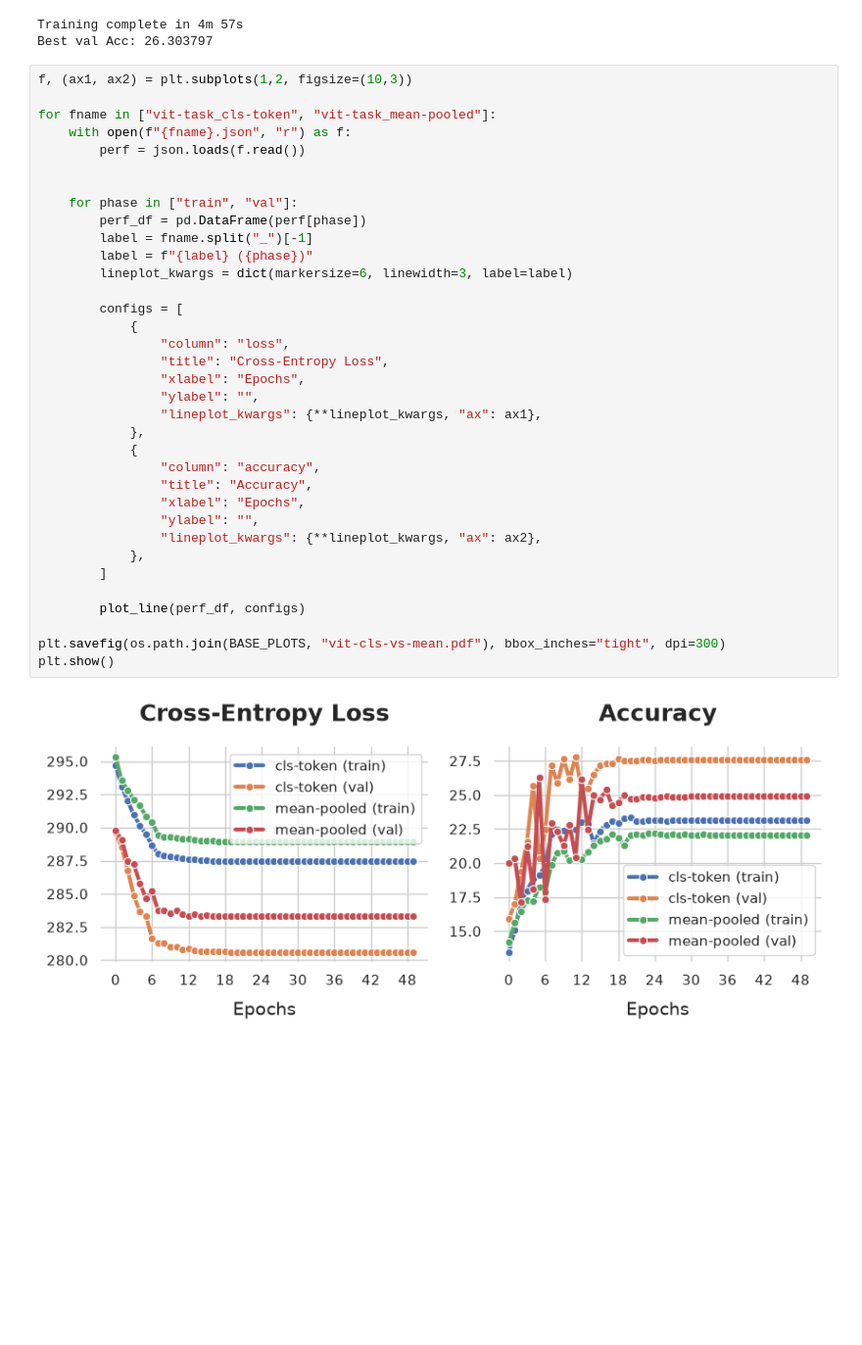
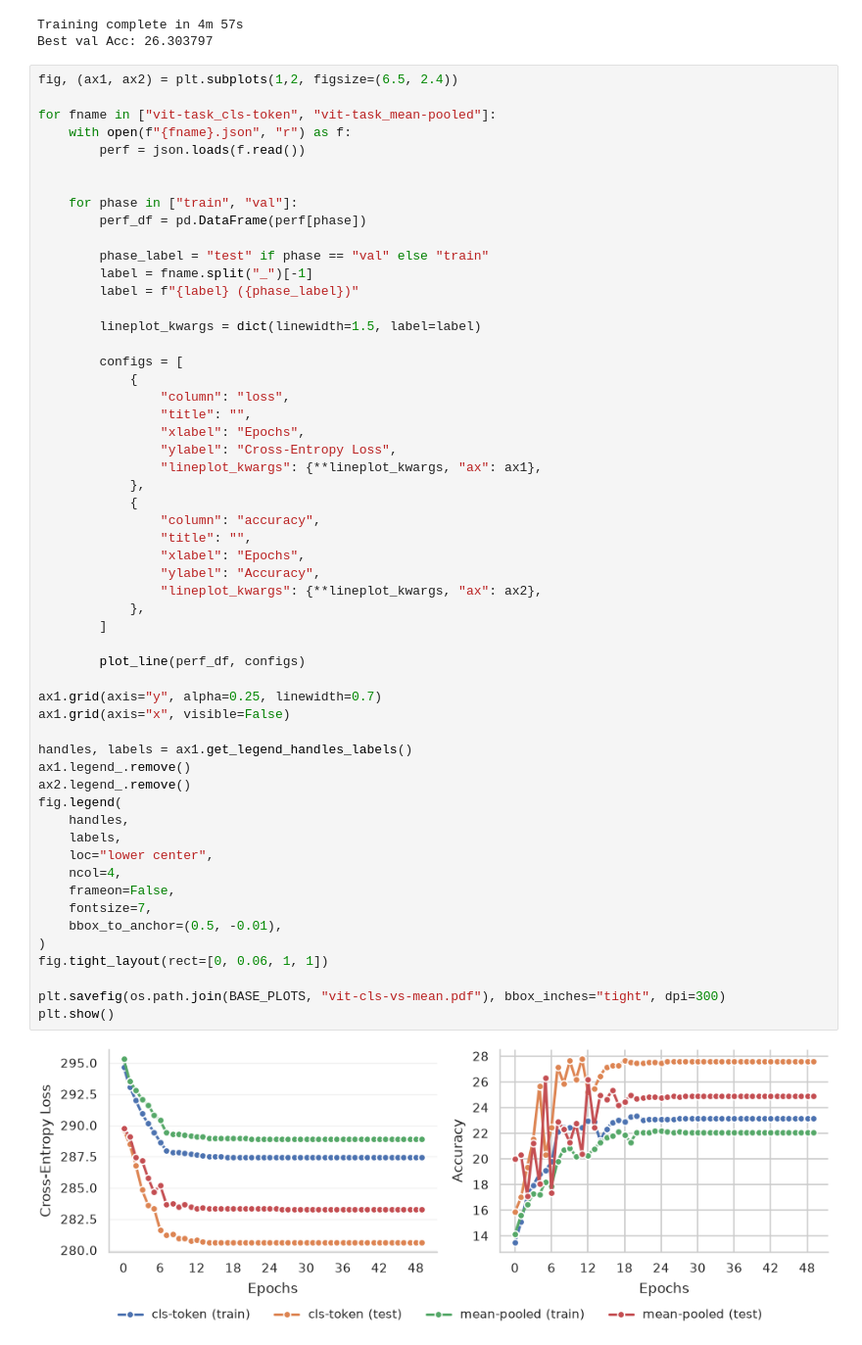
Before and after one commit to l-laidev/Advanced-Topics-in-Machine-Learning, a Jupyter notebook: PA0/Task 2 Understanding ViT Part 5.ipynb, the cells around one changed output. Shown at 98% size. Cells and saved outputs as stored; diff of their text form; blank space fills up the shorter version.

Commit message:
Rerun with NeurIPS styling: ViT Tasks + commit updated plots

```diff
--- a/PA0/Task 2 Understanding ViT Part 5.ipynb
+++ b/PA0/Task 2 Understanding ViT Part 5.ipynb
@@ -164,39 +165,59 @@ train_model("vit-task_mean-pooled", classifier, criterion, optimizer, exp_sched,
 Training complete in 4m 57s
 Best val Acc: 26.303797
 # %%
-f, (ax1, ax2) = plt.subplots(1,2, figsize=(10,3))
+fig, (ax1, ax2) = plt.subplots(1,2, figsize=(6.5, 2.4))
 
 for fname in ["vit-task_cls-token", "vit-task_mean-pooled"]:
     with open(f"{fname}.json", "r") as f:
         perf = json.loads(f.read())
 
 
     for phase in ["train", "val"]:
         perf_df = pd.DataFrame(perf[phase])
+
+        phase_label = "test" if phase == "val" else "train"
         label = fname.split("_")[-1]
-        label = f"{label} ({phase})"
-        lineplot_kwargs = dict(markersize=6, linewidth=3, label=label)
+        label = f"{label} ({phase_label})"
+
+        lineplot_kwargs = dict(linewidth=1.5, label=label)
 
         configs = [
             {
                 "column": "loss",
-                "title": "Cross-Entropy Loss",
+                "title": "",
                 "xlabel": "Epochs",
-                "ylabel": "",
+                "ylabel": "Cross-Entropy Loss",
                 "lineplot_kwargs": {**lineplot_kwargs, "ax": ax1},
             },
             {
                 "column": "accuracy",
-                "title": "Accuracy",
+                "title": "",
                 "xlabel": "Epochs",
-                "ylabel": "",
+                "ylabel": "Accuracy",
                 "lineplot_kwargs": {**lineplot_kwargs, "ax": ax2},
             },
         ]
 
         plot_line(perf_df, configs)
 
+ax1.grid(axis="y", alpha=0.25, linewidth=0.7)
+ax1.grid(axis="x", visible=False)
+
+handles, labels = ax1.get_legend_handles_labels()
+ax1.legend_.remove()
+ax2.legend_.remove()
+fig.legend(
+    handles,
+    labels,
+    loc="lower center",
+    ncol=4,
+    frameon=False,
+    fontsize=7,
+    bbox_to_anchor=(0.5, -0.01),
+)
+fig.tight_layout(rect=[0, 0.06, 1, 1])
+
 plt.savefig(os.path.join(BASE_PLOTS, "vit-cls-vs-mean.pdf"), bbox_inches="tight", dpi=300)
 plt.show()
 # %% [output]
-[figure, old version]
+[figure, new version]
```
Also changed, not shown: parts of 1 cell of this notebook, 14 other files.
